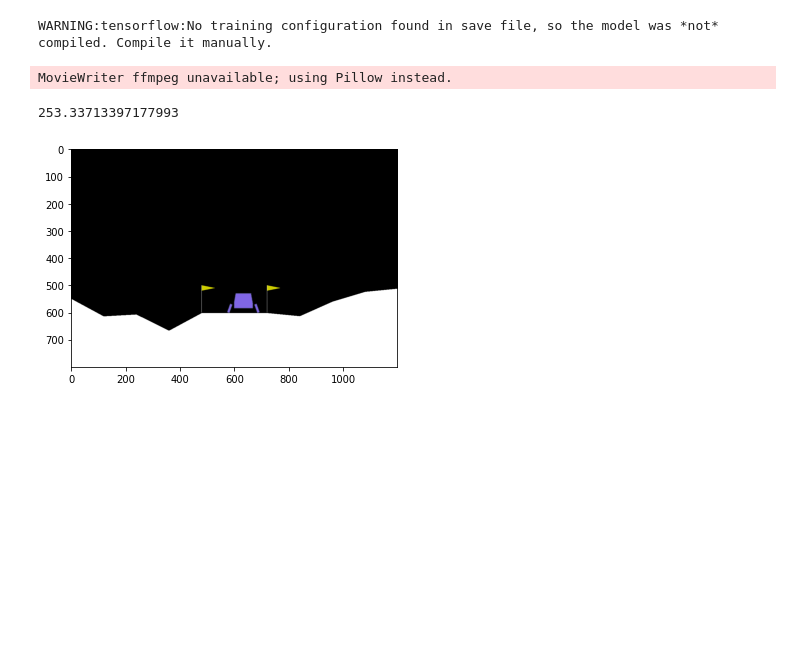
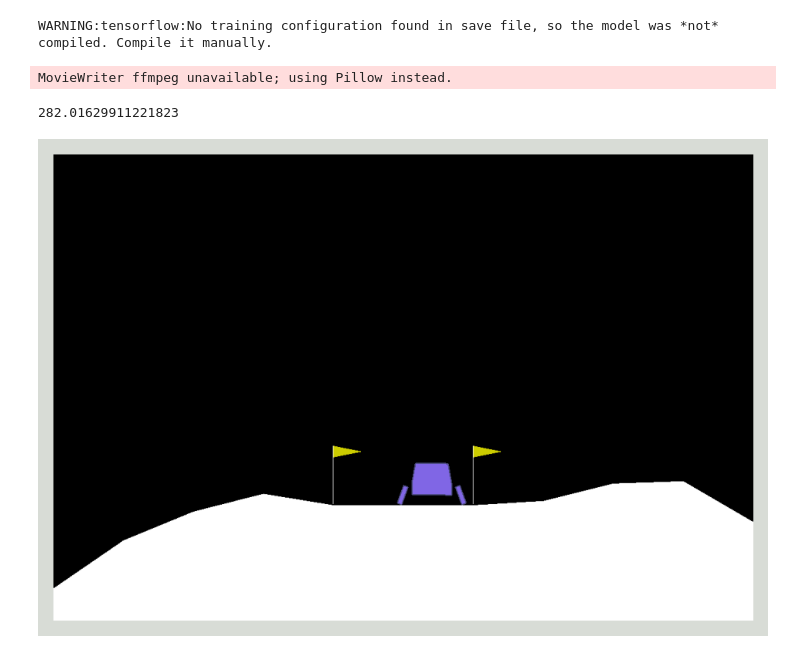
Before and after one commit to mtsokol/hms-neuroevolution, a Jupyter notebook: notebooks/model_check.ipynb, the cells around one changed output. Cells and saved outputs as stored; diff of their text form; code cells hidden in the pictures; blank space fills up the shorter version.

```diff
--- a/notebooks/model_check.ipynb
+++ b/notebooks/model_check.ipynb
@@ -7,6 +11,8 @@ import gym
 from celluloid import Camera
 import matplotlib.pyplot as plt
 from typing import List, Callable
+plt.rcParams['figure.facecolor'] = 'xkcd:light grey'
+plt.rcParams['figure.dpi'] = 200
 # %%
 grayscale_code = ! cat '../implementation/environment/__init__.py'
 exec('\n'.join(grayscale_code))
@@ -38,6 +49,7 @@ def evaluate_model(env_name: str, seed: int, model_path: str, output_type: str,
         if recorded:
             image = env.render(mode='rgb_array')
             plt.imshow(image)
+            plt.axis('off')
             camera.snap()
 
         action_logits = model(tf.expand_dims(preprocess_func(obs), 0))
@@ -55,7 +67,7 @@ def evaluate_model(env_name: str, seed: int, model_path: str, output_type: str,
         step_count += 1
 
     if recorded:
-        animation = camera.animate(interval=40)
-        animation.save(f'{env_name}-3.gif')
+        animation = camera.animate(interval=35)
+        animation.save(f'{env_name}-{seed}.gif')
 
     return reward_sum
@@ -62,8 +147,9 @@ def evaluate_model(env_name: str, seed: int, model_path: str, output_type: str,
 # %%
-evaluate_model('LunarLander-v2', 56, '/Users/mateusz/Downloads/epoch-32/model',
-               output_type='categorical', preprocess_func=lambda x: x, recorded=True)
+path_to_model = '/Users/mateusz/Desktop/final/experiment-2021-03-21--18-34/checkpoints/epoch-31/model'
+evaluate_model('LunarLander-v2', 5, path_to_model, output_type='categorical',
+               preprocess_func=lambda x: x, recorded=True)
 # %% [output]
 WARNING:tensorflow:No training configuration found in save file, so the model was *not* compiled. Compile it manually.
 MovieWriter ffmpeg unavailable; using Pillow instead.
-253.33713397177993
+282.01629911221823
-[figure, old version]
+[figure, new version]
```
Also changed, not shown: parts of 21 cells of this notebook, 6 other files.
